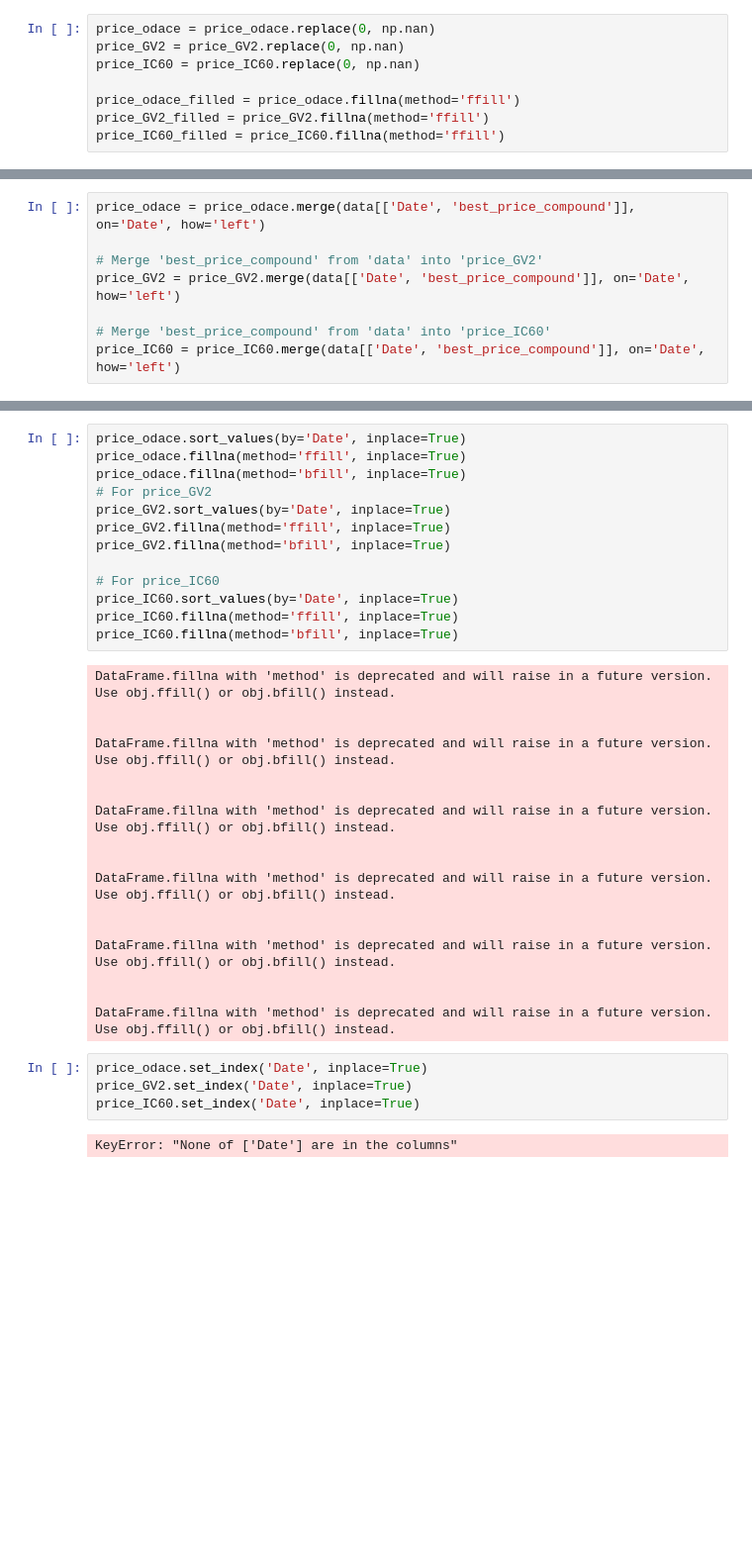
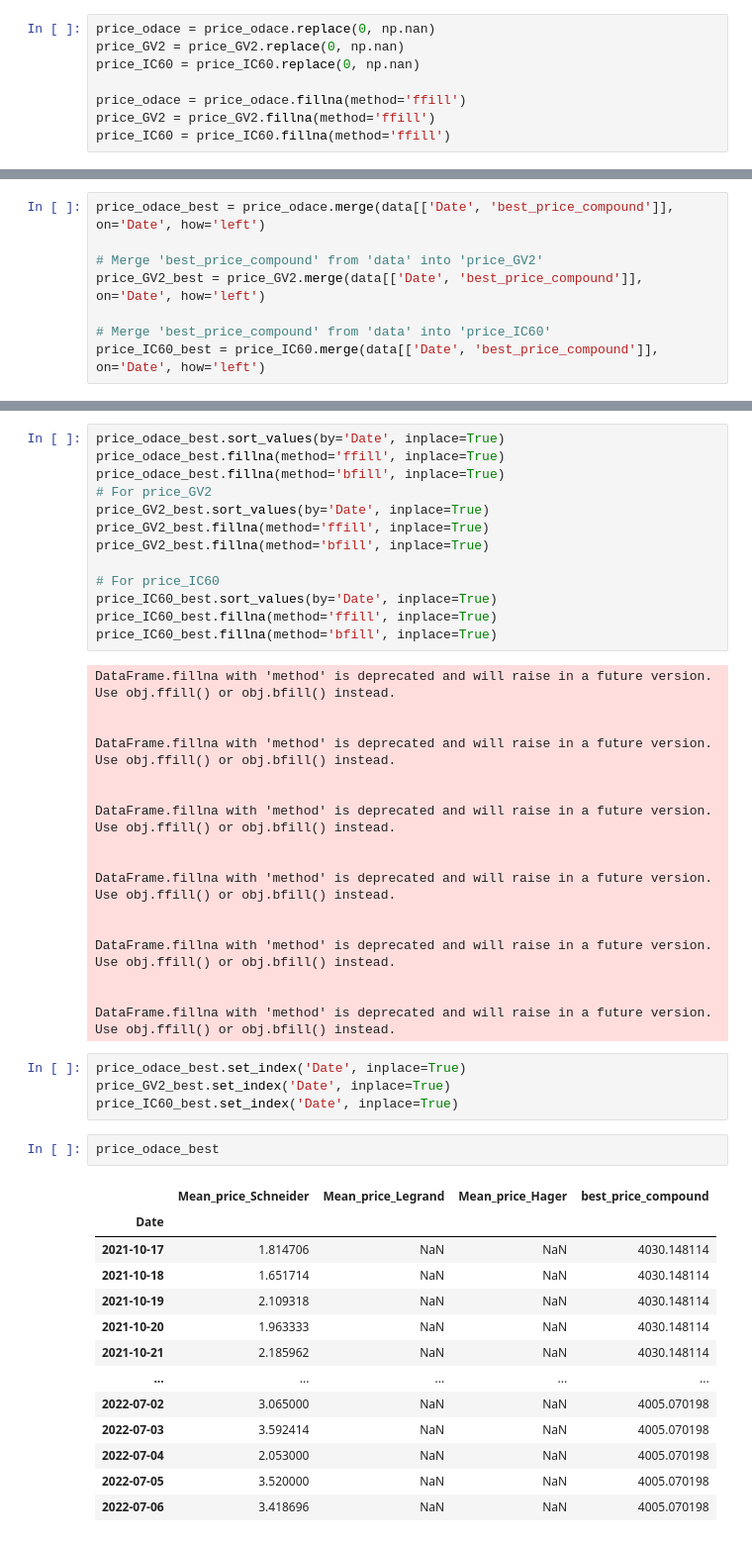
Before and after one commit to mattmrq/SE_project, a Jupyter notebook: price.ipynb, the cells around one changed output, grey strips where cells are left out. Shown at 99% size. Saved outputs shown, nothing was run; the diff lists cells and outputs as text; blank space fills up the shorter version.

```diff
--- a/price.ipynb
+++ b/price.ipynb
@@ -29,9 +51,9 @@ price_odace = price_odace.replace(0, np.nan)
 price_GV2 = price_GV2.replace(0, np.nan)
 price_IC60 = price_IC60.replace(0, np.nan)
 
-price_odace_filled = price_odace.fillna(method='ffill')
-price_GV2_filled = price_GV2.fillna(method='ffill')
-price_IC60_filled = price_IC60.fillna(method='ffill')
+price_odace = price_odace.fillna(method='ffill')
+price_GV2 = price_GV2.fillna(method='ffill')
+price_IC60 = price_IC60.fillna(method='ffill')
 # %% [output]
 DataFrame.fillna with 'method' is deprecated and will raise in a future version. Use obj.ffill() or obj.bfill() instead.
 
@@ -41,10 +63,10 @@ DataFrame.fillna with 'method' is deprecated and will raise in a future version.
 
 DataFrame.fillna with 'method' is deprecated and will raise in a future version. Use obj.ffill() or obj.bfill() instead.
 # %%
-price_odace = price_odace.merge(data[['Date', 'best_price_compound']], on='Date', how='left')
+price_odace_best = price_odace.merge(data[['Date', 'best_price_compound']], on='Date', how='left')
 
 # Merge 'best_price_compound' from 'data' into 'price_GV2'
-price_GV2 = price_GV2.merge(data[['Date', 'best_price_compound']], on='Date', how='left')
+price_GV2_best = price_GV2.merge(data[['Date', 'best_price_compound']], on='Date', how='left')
 
 # Merge 'best_price_compound' from 'data' into 'price_IC60'
-price_IC60 = price_IC60.merge(data[['Date', 'best_price_compound']], on='Date', how='left')
+price_IC60_best = price_IC60.merge(data[['Date', 'best_price_compound']], on='Date', how='left')
@@ -53,16 +73,16 @@ MergeError: Passing 'suffixes' which cause duplicate columns {'best_price_compou
 # %%
-price_odace.sort_values(by='Date', inplace=True)
-price_odace.fillna(method='ffill', inplace=True)
-price_odace.fillna(method='bfill', inplace=True)
+price_odace_best.sort_values(by='Date', inplace=True)
+price_odace_best.fillna(method='ffill', inplace=True)
+price_odace_best.fillna(method='bfill', inplace=True)
 # For price_GV2
-price_GV2.sort_values(by='Date', inplace=True)
-price_GV2.fillna(method='ffill', inplace=True)
-price_GV2.fillna(method='bfill', inplace=True)
+price_GV2_best.sort_values(by='Date', inplace=True)
+price_GV2_best.fillna(method='ffill', inplace=True)
+price_GV2_best.fillna(method='bfill', inplace=True)
 
 # For price_IC60
-price_IC60.sort_values(by='Date', inplace=True)
-price_IC60.fillna(method='ffill', inplace=True)
-price_IC60.fillna(method='bfill', inplace=True)
+price_IC60_best.sort_values(by='Date', inplace=True)
+price_IC60_best.fillna(method='ffill', inplace=True)
+price_IC60_best.fillna(method='bfill', inplace=True)
 # %% [output]
 DataFrame.fillna with 'method' is deprecated and will raise in a future version. Use obj.ffill() or obj.bfill() instead.
 
@@ -81,8 +101,22 @@ DataFrame.fillna with 'method' is deprecated and will raise in a future version.
 
 DataFrame.fillna with 'method' is deprecated and will raise in a future version. Use obj.ffill() or obj.bfill() instead.
 # %%
-price_odace.set_index('Date', inplace=True)
-price_GV2.set_index('Date', inplace=True)
-price_IC60.set_index('Date', inplace=True)
+price_odace_best.set_index('Date', inplace=True)
+price_GV2_best.set_index('Date', inplace=True)
+price_IC60_best.set_index('Date', inplace=True)
-# %% [output]
-KeyError: "None of ['Date'] are in the columns"
+# %%
+price_odace_best
+# %% [output]
+|  | Mean_price_Schneider | Mean_price_Legrand | Mean_price_Hager | best_price_compound |
+| Date |  |  |  |  |
+| 2021-10-17 | 1.814706 | NaN | NaN | 4030.148114 |
+| 2021-10-18 | 1.651714 | NaN | NaN | 4030.148114 |
+| 2021-10-19 | 2.109318 | NaN | NaN | 4030.148114 |
+| 2021-10-20 | 1.963333 | NaN | NaN | 4030.148114 |
+| 2021-10-21 | 2.185962 | NaN | NaN | 4030.148114 |
+| ... | ... | ... | ... | ... |
+| 2022-07-02 | 3.065000 | NaN | NaN | 4005.070198 |
+| 2022-07-03 | 3.592414 | NaN | NaN | 4005.070198 |
+| 2022-07-04 | 2.053000 | NaN | NaN | 4005.070198 |
+| 2022-07-05 | 3.520000 | NaN | NaN | 4005.070198 |
+| 2022-07-06 | 3.418696 | NaN | NaN | 4005.070198 |
```
Also changed, not shown: parts of 12 cells of this notebook.
